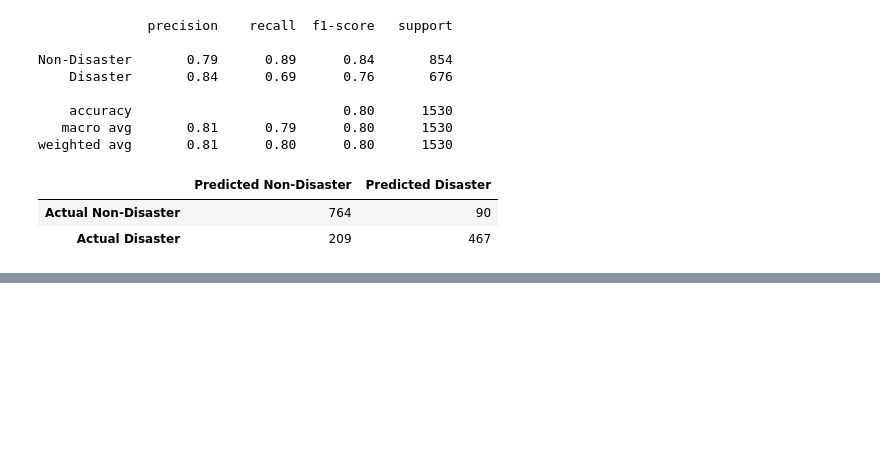
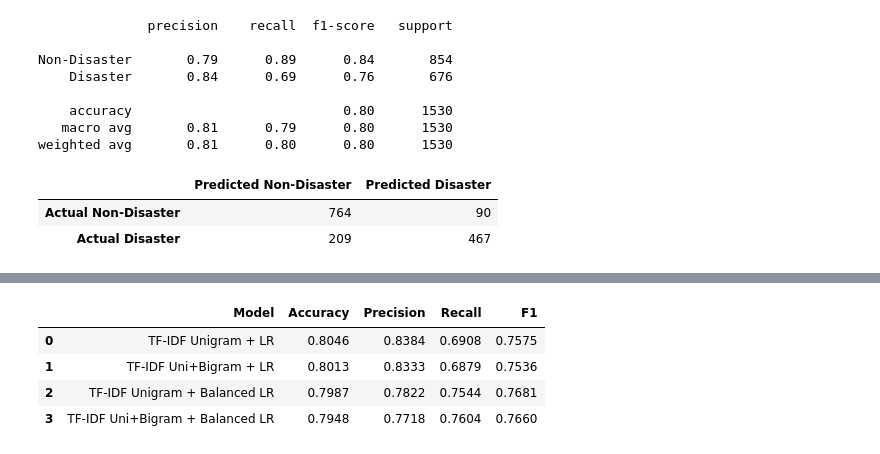
Before and after one commit to Kaviya-Balamurugan/disaster-tweets-nlp, a Jupyter notebook: notebooks/disaster_tweets_analysis.ipynb, the cells around one changed output, grey strips where cells are left out. Drawn from its saved outputs; the diff is of its cells as text; code cells hidden in the pictures; blank space fills up the shorter version.

Commit message:
Add TF-IDF logistic regression baseline

```diff
--- a/notebooks/disaster_tweets_analysis.ipynb
+++ b/notebooks/disaster_tweets_analysis.ipynb
@@ -448,0 +499,10 @@ cm_df
+# %%
+balanced_accuracy = accuracy_score(y_val, y_pred_balanced)
+balanced_precision = precision_score(y_val, y_pred_balanced)
+balanced_recall = recall_score(y_val, y_pred_balanced)
+balanced_f1 = f1_score(y_val, y_pred_balanced)
+
+print(f"Accuracy : {balanced_accuracy:.4f}")
+print(f"Precision: {balanced_precision:.4f}")
+print(f"Recall   : {balanced_recall:.4f}")
+print(f"F1 Score : {balanced_f1:.4f}")
@@ -448,0 +549,10 @@ cm_df
+# %%
+balanced_unigram_model = LogisticRegression(
+    max_iter=1000,
+    class_weight="balanced",
+    random_state=SEED
+)
+
+balanced_unigram_model.fit(X_train_tfidf, y_train)
+
+y_pred_balanced_unigram = balanced_unigram_model.predict(X_val_tfidf)
@@ -448,0 +585,45 @@ cm_df
+# %%
+classical_results = pd.DataFrame({
+    "Model": [
+        "TF-IDF Unigram + LR",
+        "TF-IDF Uni+Bigram + LR",
+        "TF-IDF Unigram + Balanced LR",
+        "TF-IDF Uni+Bigram + Balanced LR"
+    ],
+
+    "Accuracy": [
+        baseline_accuracy,
+        bigram_accuracy,
+        balanced_unigram_accuracy,
+        balanced_accuracy
+    ],
+
+    "Precision": [
+        baseline_precision,
+        bigram_precision,
+        balanced_unigram_precision,
+        balanced_precision
+    ],
+
+    "Recall": [
+        baseline_recall,
+        bigram_recall,
+        balanced_unigram_recall,
+        balanced_recall
+    ],
+
+    "F1": [
+        baseline_f1,
+        bigram_f1,
+        balanced_unigram_f1,
+        balanced_f1
+    ]
+})
+
+classical_results.round(4)
+# %% [output]
+|  | Model | Accuracy | Precision | Recall | F1 |
+| 0 | TF-IDF Unigram + LR | 0.8046 | 0.8384 | 0.6908 | 0.7575 |
+| 1 | TF-IDF Uni+Bigram + LR | 0.8013 | 0.8333 | 0.6879 | 0.7536 |
+| 2 | TF-IDF Unigram + Balanced LR | 0.7987 | 0.7822 | 0.7544 | 0.7681 |
+| 3 | TF-IDF Uni+Bigram + Balanced LR | 0.7948 | 0.7718 | 0.7604 | 0.7660 |
```
Also changed, not shown: parts of 7 cells of this notebook.
